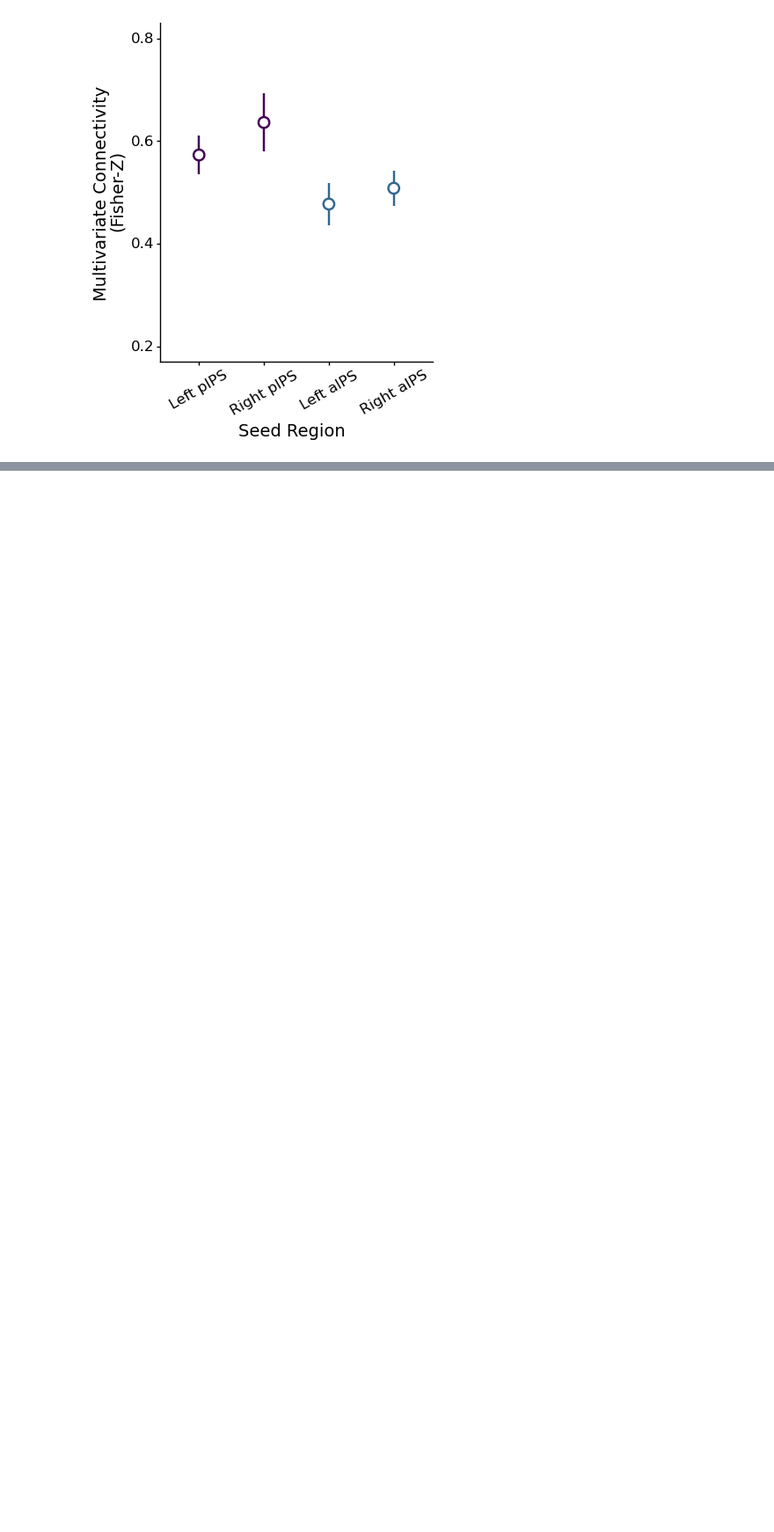
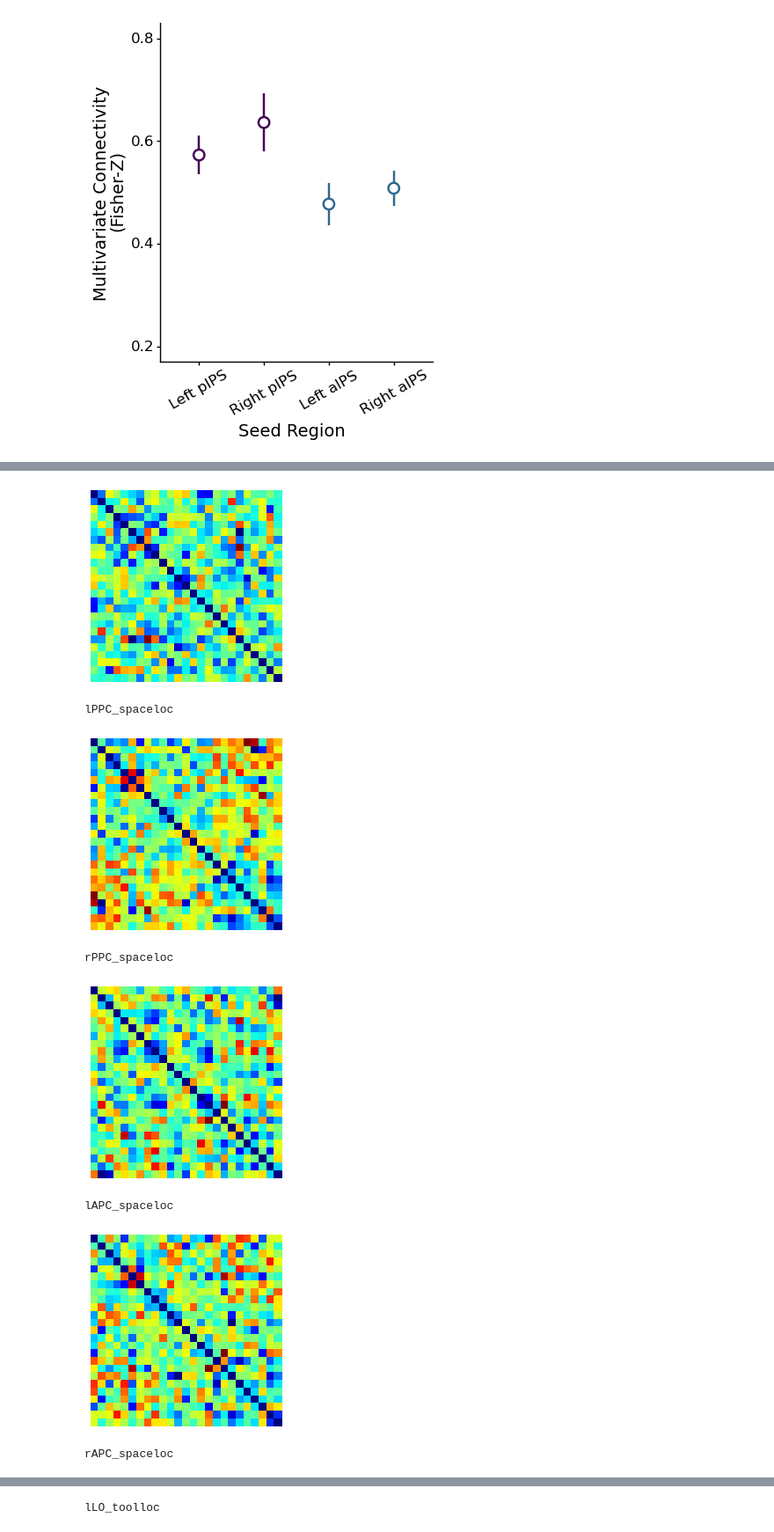
Before and after one commit to vayzenb/docnet, a Jupyter notebook: fmri/exp2_create_figures.ipynb, the cells around one changed output, grey strips where cells are left out. Shown at 88% size. Saved outputs shown, nothing was run; the diff lists cells and outputs as text; code cells hidden in the pictures; blank space fills up the shorter version.

```diff
--- a/fmri/exp2_create_figures.ipynb
+++ b/fmri/exp2_create_figures.ipynb
@@ -146,6 +116,7 @@ df
 """
 plot MVPD
 """
+analysis = 'mvpd'
 dorsal_rois =  ['lPPC_spaceloc', 'rPPC_spaceloc','lAPC_spaceloc', 'rAPC_spaceloc']
 ventral_rois = ['lLO_toolloc', 'rLO_toolloc']
 roi_names = ['Left pIPS', 'Right pIPS', 'Left aIPS','Right aIPS']
@@ -158,7 +129,7 @@ for rr in ventral_rois:
     summary_df['ROI'] = roi_names
     summary_df['LOC'] = roi_pos
 
-    df = pd.read_csv(f"{results_dir}/{rr}_mvpd.csv")
+    df = pd.read_csv(f"{results_dir}/{analysis}/{rr}_mvpd.csv")
     df = df[dorsal_rois]
     #df.columns = cond_names
     summary_df['FC'] = df.mean().to_list()
@@ -168,7 +139,7 @@ for rr in ventral_rois:
     summary_df['LOC'] = pd.Categorical(summary_df['LOC'], categories = roi_pos_cat, ordered = False)
 
     plot = ggplot(summary_df, aes(x='ROI', y='FC',color = 'LOC')) + geom_linerange(aes(x='ROI',  ymax = f'FC + SE', ymin = f'FC - SE'), size = 1) + \
-            geom_point(shape = 'o', size = 4, fill = 'White', stroke = 1) + ylim(0.2, .8) + \
+            geom_point(shape = 'o', size = 4, fill = 'White', stroke = 1) + ylim(.2, .8) + \
             theme_classic() + xlab('Seed Region') + ylab('Multivariate Connectivity \n(Fisher-Z)') + \
                 scale_color_manual(values = ['#440154', '#31688E', '#33B778']) + \
                 theme(text = element_text(color ='black'), axis_text_x= element_text(angle = 30, size = 12),axis_text_y= element_text(size = 12),axis_title=element_text(size = 14),
@@ -178,7 +149,7 @@ for rr in ventral_rois:
                                                                                 figure_size = (4, 5))
 
     print(plot)
-    plot.save(f'{fig_dir}/docnet/mvpd/{rr}_mvpd_point.png', width=4, height=5, dpi = 300)
+    plot.save(f'{fig_dir}/{analysis}/{rr}_mvpd_point.png', width=4, height=5, dpi = 300)
 # %% [output]
 [figure]
 [figure]
@@ -288,20 +168,3 @@ def plot_rsa(df, ylabel, roi):
                                                                           figure_size = (5, 5),subplots_adjust={'wspace': 0.15},strip_background = element_blank())
     print(plot)
     plot.save(f'{fig_dir}/{roi}_rsa_bar.png', width=5, height=5, dpi = 300)
-# %%
-"""
-RSA graphs for models
-"""
-df = pd.read_csv(f'/home/vayzenbe/GitHub_Repos/docnet/results/RSA_betas.csv')
-
-for rr in rois:
-    for lr in ['l', 'r']:
-        curr_roi = df[df['roi'] == f'{lr}{rr}']
-        curr_roi = pd.melt(curr_roi,id_vars='roi', var_name = 'model', value_name = 'Beta')
-
-
-        curr_se = curr_roi.iloc[len(models):]
-        curr_roi = curr_roi.iloc[0:len(models)]
-        curr_roi['se'] = curr_se['Beta'].to_list()
-
-        plot_rsa(curr_roi, 'Beta', f'{lr}{rr}')
@@ -328,3 +181,33 @@ def make_sym_matrix(n,vals):
     m[ np.diag_indices(n) ] = 0 - np.sum(m, 0)
     m[ np.diag_indices(n) ] = np.min(vals)
     return m
+# %%
+"""
+Make neural RDMs
+"""
+rois =  ['lPPC_spaceloc', 'rPPC_spaceloc','lAPC_spaceloc', 'rAPC_spaceloc','lLO_toolloc', 'rLO_toolloc']
+
+rdms = pd.read_csv(f'{curr_dir}/modelling/rdms/all_rdms.csv')
+
+rdms = (rdms-rdms.mean())/rdms.std()
+for rr in rois:
+        #curr_rdm = obj_names[['obj1', 'obj2']]
+        curr_rdm = rdms[f'{rr}']
+
+
+        rdm_mat = make_sym_matrix(25, curr_rdm.to_numpy())
+        sns.heatmap(rdm_mat, cmap='jet',cbar=False,xticklabels=False, yticklabels=False, square = True)
+        plt.pause(.0001)
+        plt.savefig(f'{fig_dir}/rsa/{rr}_rdm.png',dpi = 100,bbox_inches = 'tight', pad_inches= 0 )
+
+        plt.close()
+        print(rr)
+# %% [output]
+[figure, added]
+lPPC_spaceloc
+[figure, added]
+rPPC_spaceloc
+[figure, added]
+lAPC_spaceloc
+[figure, added]
+rAPC_spaceloc
@@ -330,0 +215 @@ def make_sym_matrix(n,vals):
+lLO_toolloc
```
Also changed, not shown: parts of 20 cells of this notebook, 4 other files.
